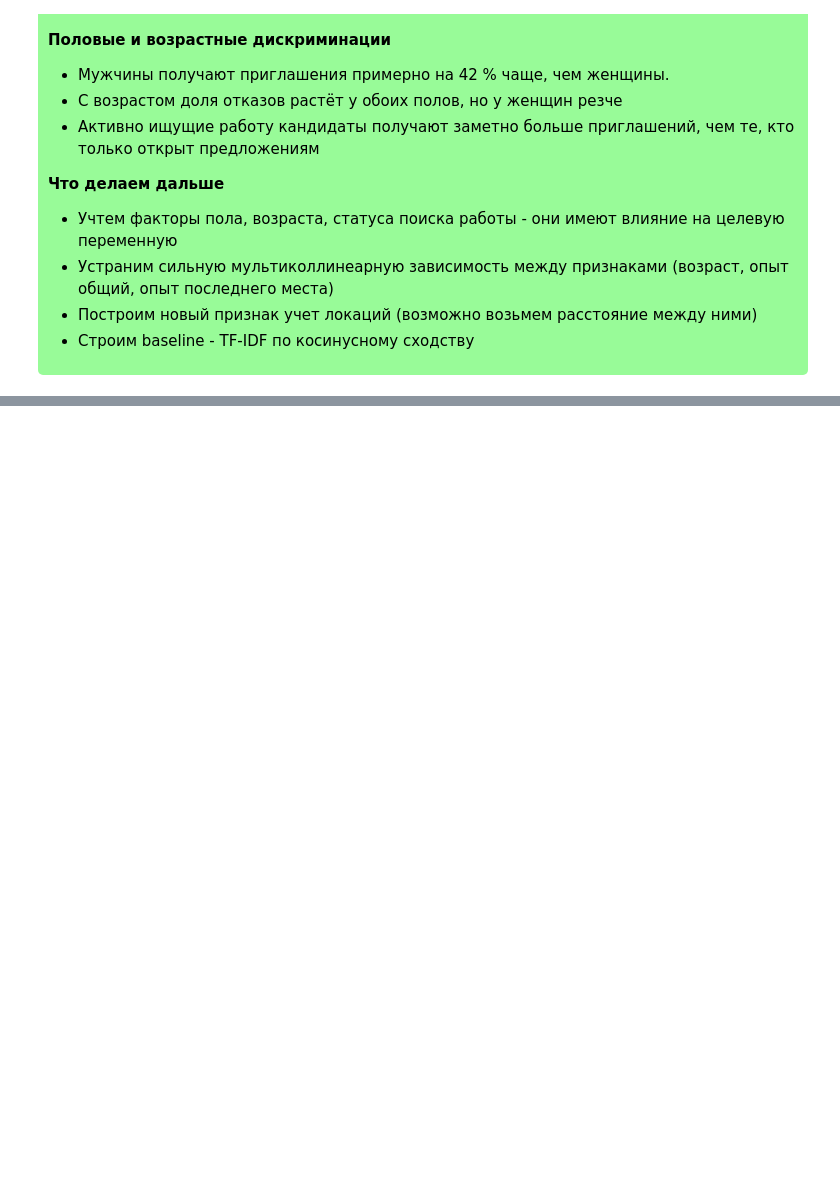
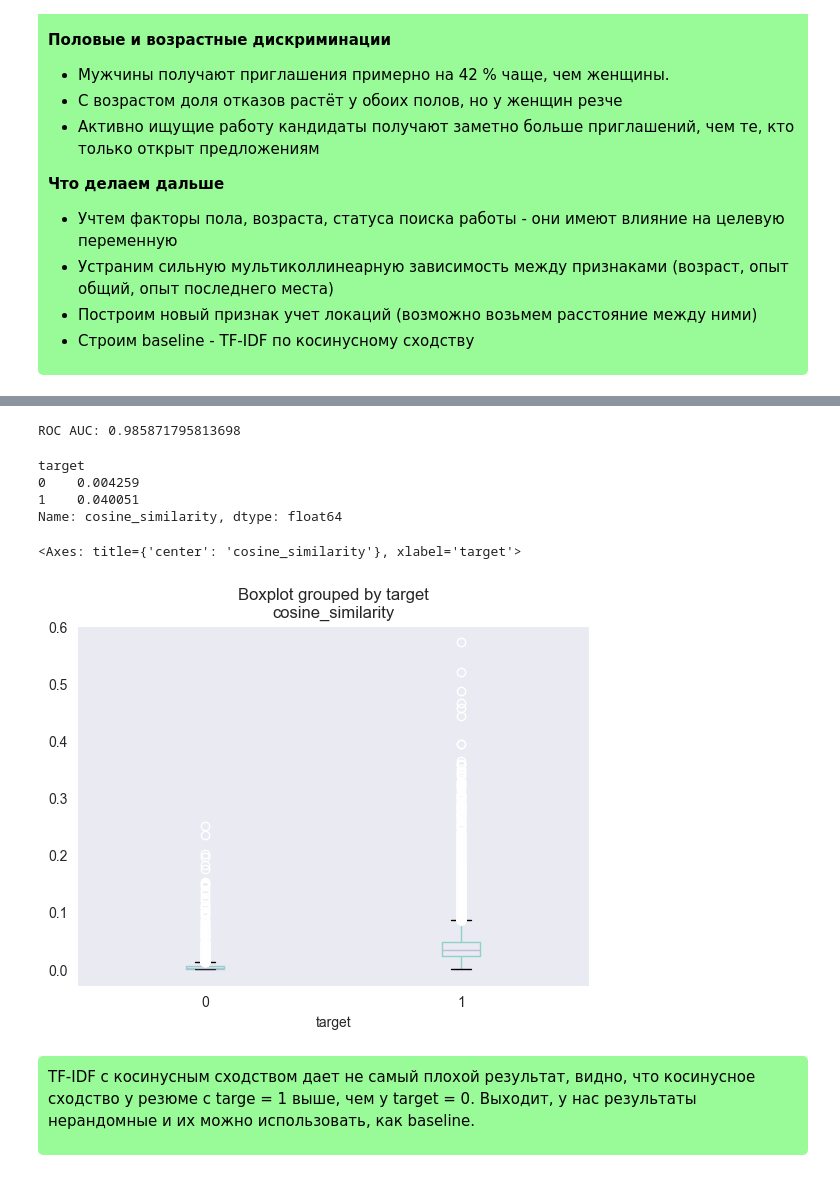
Before and after one commit to UsovAlexander/hr-ai-scout, a Jupyter notebook: eda_analysis/eda_hr_ai_scout.ipynb, the cells around one changed output, grey strips where cells are left out. Drawn from its saved outputs; the diff is of its cells as text; code cells hidden in the pictures; blank space fills up the shorter version.

```diff
--- a/eda_analysis/eda_hr_ai_scout.ipynb
+++ b/eda_analysis/eda_hr_ai_scout.ipynb
@@ -752,0 +772,43 @@ create_bar_chart(df, 'resume_applicant_status')
+# %%
+temp = df.copy()
+# %%
+def clean_text(s):
+    remove = [
+        '0', '1', '2', '3', '4', '5', '6', '7', '8', '9',
+        '.', ',', '!', '?', ':', ';', '-', '—', '–', '(', ')',
+        '[', ']', '{', '}', '"', "'", '«', '»', '…', '⋯',
+        '/', '\\', '|', '@', '#', '$', '%', '^', '&', '*', '_',
+        '+', '=', '<', '>', '~', '`','\r','\n'
+    ]
+    clean = ' '
+    for ch in s:
+        if ch not in remove:
+            clean += ch
+    return clean
+# %%
+for k in ['vacancy_name', 'vacancy_description', 'resume_title', 'resume_specialization', 'resume_last_position', 'resume_last_experience_description', 'resume_skills', 'resume_courses']:
+    temp[k] = temp[k].apply(lambda x: clean_text(x))
+# %%
+temp["vacancy_text"] = (temp["vacancy_name"].fillna("") + " " + temp["vacancy_description"].fillna(""))
+
+temp["resume_text"] = (
+    temp["resume_title"].fillna("") + " " +
+    temp["resume_specialization"].fillna("") + " " +
+    temp["resume_last_position"].fillna("") + " " +
+    temp["resume_last_experience_description"].fillna("") + " " +
+    temp["resume_skills"].fillna("") + " " +
+    temp["resume_courses"].fillna("")
+)
+
+cp = pd.concat([temp["vacancy_text"], temp["resume_text"]], axis=0)
+
+vector = TfidfVectorizer(ngram_range=(1, 2))
+X = vector.fit_transform(cp)
+
+n = len(temp)
+X_vac = X[:n]
+X_res = X[n:]
+
+cos = (X_vac.multiply(X_res)).sum(axis=1).A1
+temp["cosine_similarity"] = cos
+temp[["vacancy_name", "resume_title", "cosine_similarity"]].head()
@@ -752,0 +822,26 @@ create_bar_chart(df, 'resume_applicant_status')
+# %%
+y = temp["target"]
+y_pred = temp["cosine_similarity"]
+
+auc = roc_auc_score(y, y_pred)
+print('ROC AUC:', auc)
+
+temp.groupby('target')['cosine_similarity'].mean()
+# %% [output]
+ROC AUC: 0.985871795813698
+target
+0    0.004259
+1    0.040051
+Name: cosine_similarity, dtype: float64
+# %%
+temp.boxplot(column="cosine_similarity", by="target", grid=False)
+# %% [output]
+<Axes: title={'center': 'cosine_similarity'}, xlabel='target'>
+[figure, added]
+# %% [markdown]
+<div style="background-color: #98FB98; color: black; padding: 10px; border-radius: 5px;">
+
+TF-IDF с косинусным сходством дает не самый плохой результат, видно, что косинусное сходство у резюме с targe = 1 выше, чем у target = 0.
+Выходит, у нас результаты нерандомные и их можно использовать, как baseline.
+
+</div>
```
Also changed, not shown: parts of 11 cells of this notebook.
